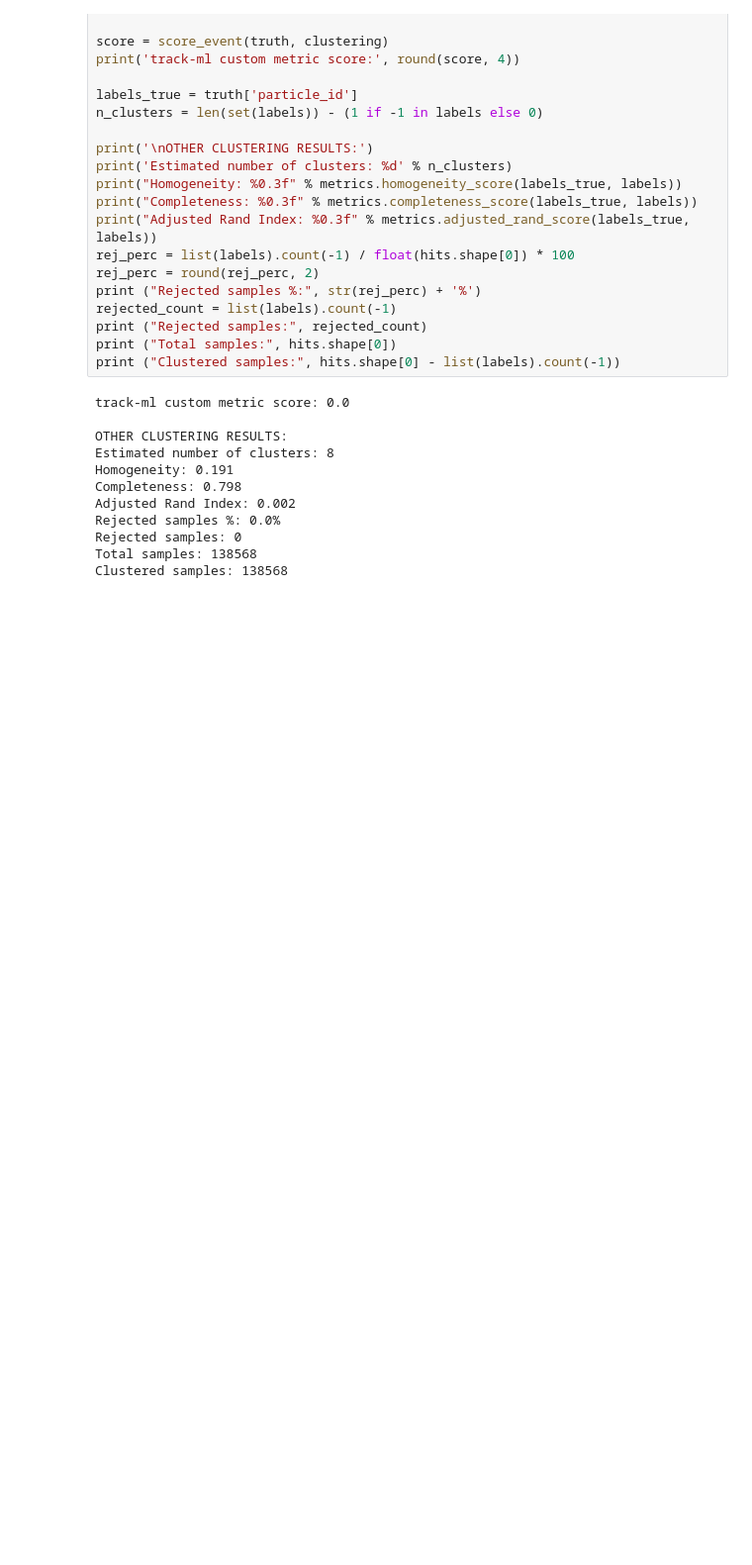
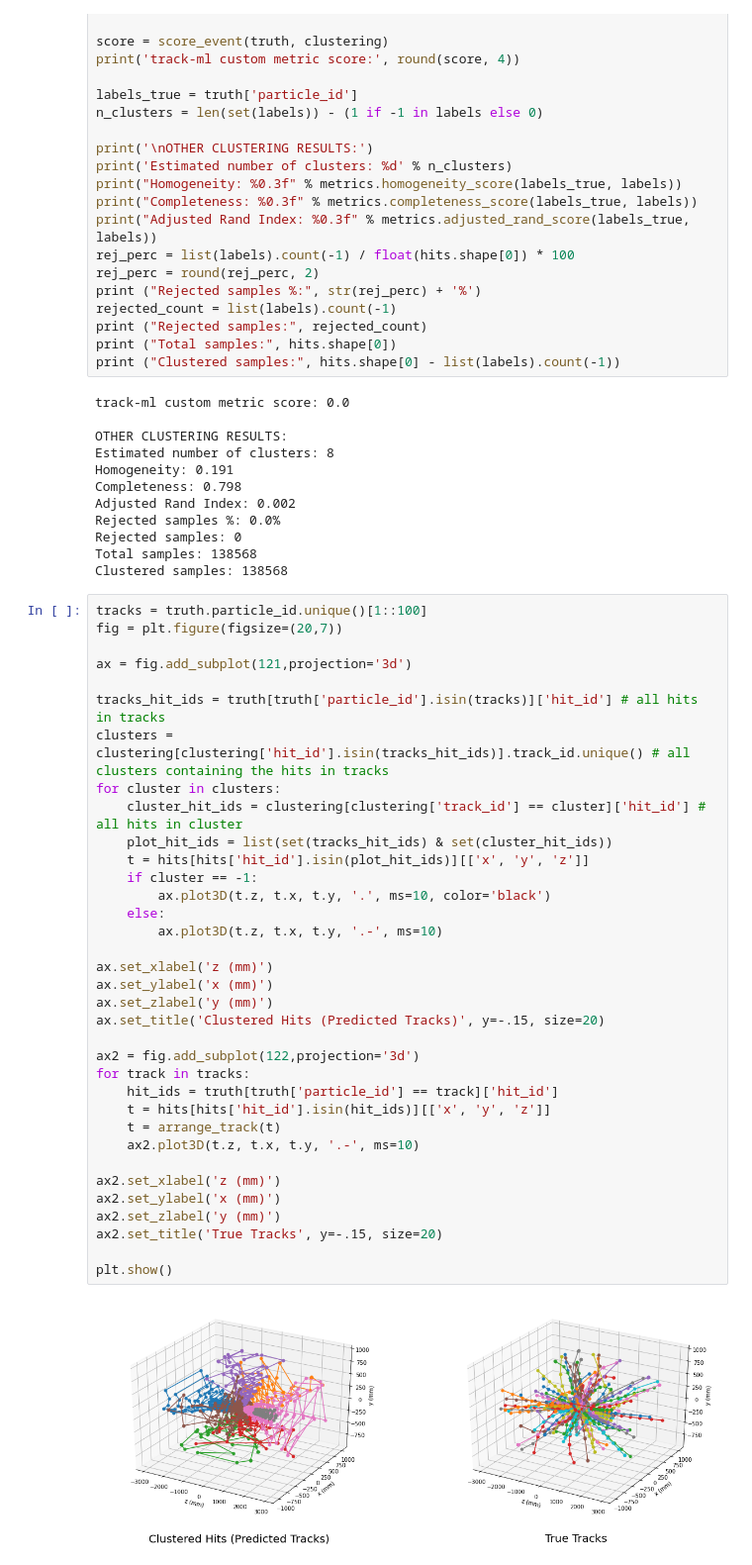
Before and after one commit to steezy2/DataScienceProject, a Jupyter notebook: CodeData/Predictions.ipynb, the cells around one changed output. Shown at 99% size. Cells and saved outputs as stored; diff of their text form; blank space fills up the shorter version.

Commit message:
visualization for kmeans

```diff
--- a/CodeData/Predictions.ipynb
+++ b/CodeData/Predictions.ipynb
@@ -705,3 +705,40 @@ Rejected samples %: 0.0%
 Rejected samples: 0
 Total samples: 138568
 Clustered samples: 138568
+# %%
+tracks = truth.particle_id.unique()[1::100]
+fig = plt.figure(figsize=(20,7))
+
+ax = fig.add_subplot(121,projection='3d')
+
+tracks_hit_ids = truth[truth['particle_id'].isin(tracks)]['hit_id'] # all hits in tracks
+clusters = clustering[clustering['hit_id'].isin(tracks_hit_ids)].track_id.unique() # all clusters containing the hits in tracks
+for cluster in clusters:
+    cluster_hit_ids = clustering[clustering['track_id'] == cluster]['hit_id'] # all hits in cluster
+    plot_hit_ids = list(set(tracks_hit_ids) & set(cluster_hit_ids))
+    t = hits[hits['hit_id'].isin(plot_hit_ids)][['x', 'y', 'z']]
+    if cluster == -1:
+        ax.plot3D(t.z, t.x, t.y, '.', ms=10, color='black')
+    else:
+        ax.plot3D(t.z, t.x, t.y, '.-', ms=10)
+
+ax.set_xlabel('z (mm)')
+ax.set_ylabel('x (mm)')
+ax.set_zlabel('y (mm)')
+ax.set_title('Clustered Hits (Predicted Tracks)', y=-.15, size=20)
+
+ax2 = fig.add_subplot(122,projection='3d')
+for track in tracks:
+    hit_ids = truth[truth['particle_id'] == track]['hit_id']
+    t = hits[hits['hit_id'].isin(hit_ids)][['x', 'y', 'z']]
+    t = arrange_track(t)
+    ax2.plot3D(t.z, t.x, t.y, '.-', ms=10)
+
+ax2.set_xlabel('z (mm)')
+ax2.set_ylabel('x (mm)')
+ax2.set_zlabel('y (mm)')
+ax2.set_title('True Tracks', y=-.15, size=20)
+
+plt.show()
+# %% [output]
+[figure, added]
```
